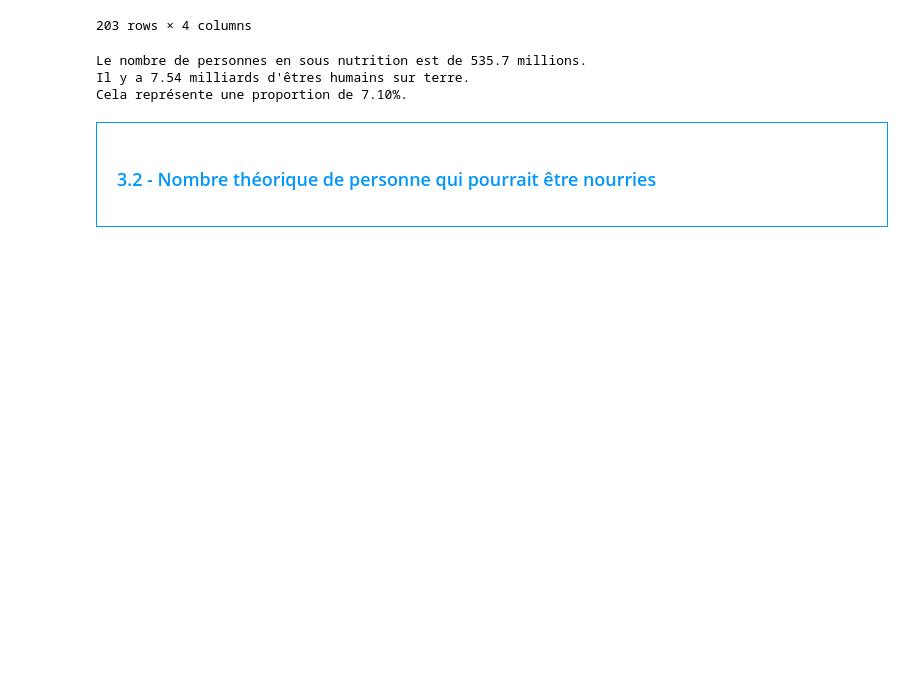
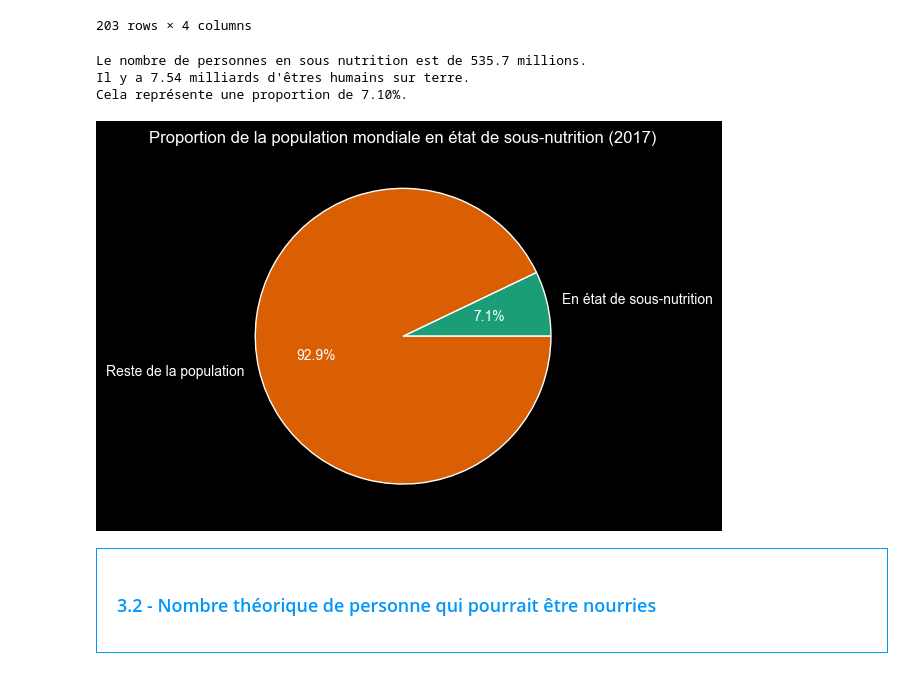
Before and after one commit to ziedbelhocine/Cours-OC, a Jupyter notebook: Data_Analyst/Projet_4/Template+Julien+V2.ipynb, the cells around one changed output. Drawn from its saved outputs; the diff is of its cells as text; code cells hidden in the pictures; blank space fills up the shorter version.

```diff
--- a/Data_Analyst/Projet_4/Template+Julien+V2.ipynb
+++ b/Data_Analyst/Projet_4/Template+Julien+V2.ipynb
@@ -339,6 +337,23 @@ print("Cela représente une proportion de {:.2f}%.".format(proportion_sous_nutri
 Le nombre de personnes en sous nutrition est de 535.7 millions.
 Il y a 7.54 milliards d'êtres humains sur terre.
 Cela représente une proportion de 7.10%.
+# %%
+# On récupère les totaux déjà calculés
+total_sous_nutrition = proportion_sous_nutrition_2017['sous_nutrition'].sum()
+total_population = proportion_sous_nutrition_2017['Population'].sum()
+
+# On calcule la part de la population "non en sous-nutrition"
+reste_population = total_population - total_sous_nutrition
+
+# On crée nos étiquettes et nos données
+labels = ['En état de sous-nutrition', 'Reste de la population']
+values = [total_sous_nutrition, reste_population]
+colors = sns.color_palette('Dark2')
+plt.pie(values, labels=labels, autopct='%1.1f%%', colors=colors)
+plt.title("Proportion de la population mondiale en état de sous-nutrition (2017)")
+plt.show()
+# %% [output]
+[figure, added]
 # %% [markdown]
 <div style="border: 1px solid RGB(0,150,250);" >
 <h3 style="margin: auto; padding: 20px; color: RGB(0,150,250); ">3.2 - Nombre théorique de personne qui pourrait être nourries</h3>
```
Also changed, not shown: parts of 48 cells of this notebook, 1 other file.
